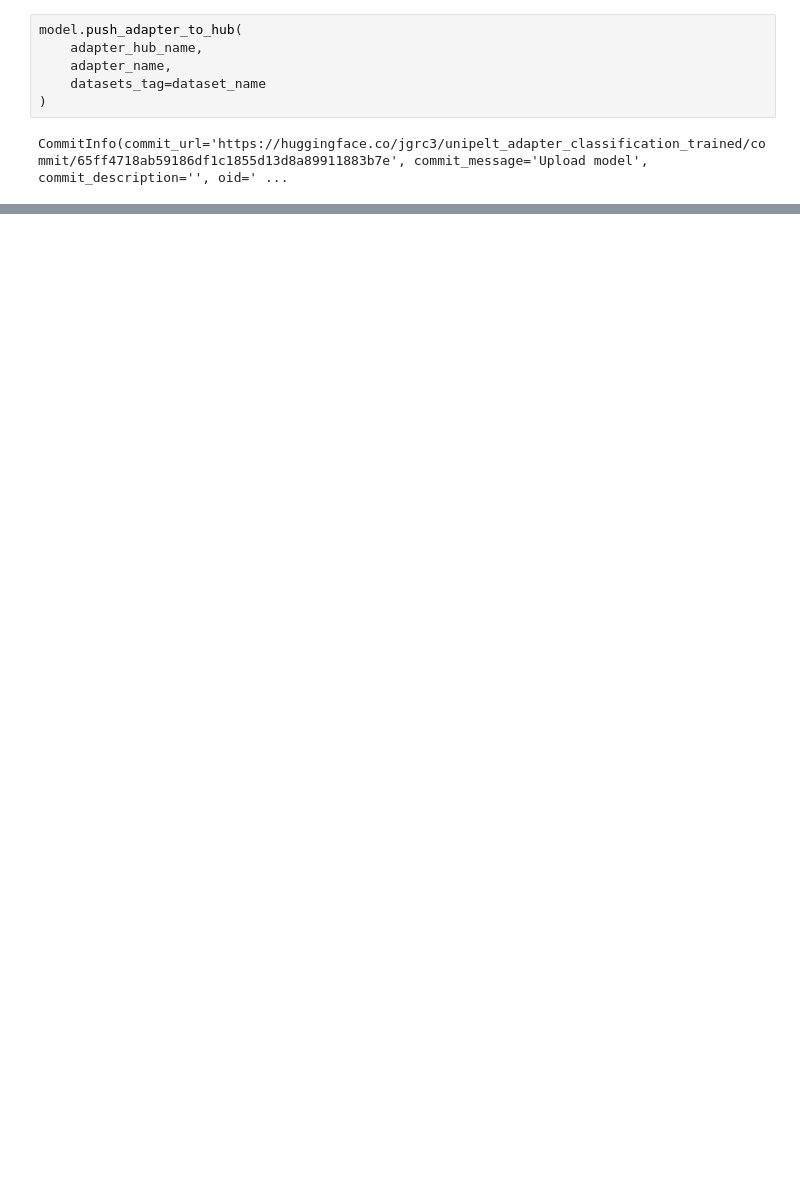
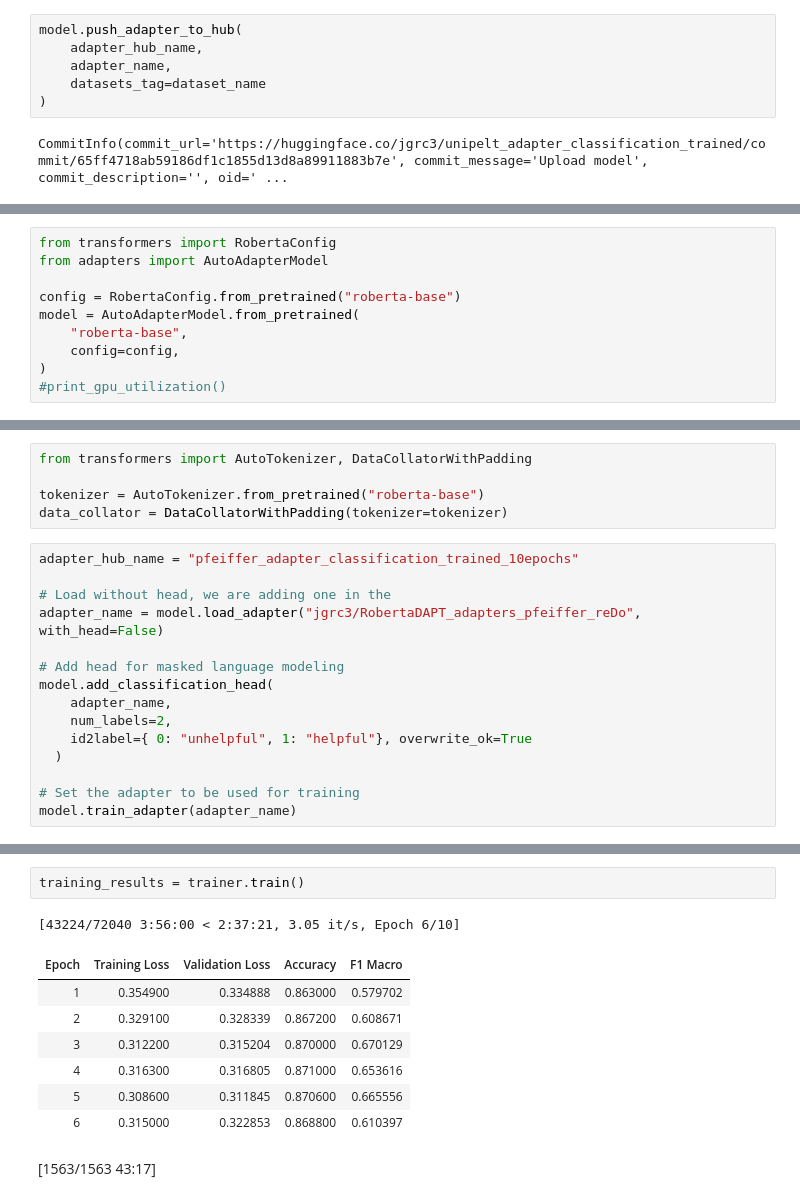
Before and after one commit to BigTMiami/AdaptOrDie, a Jupyter notebook: unipelt_classification_task.ipynb, the cells around one changed output, grey strips where cells are left out. Saved outputs shown, nothing was run; the diff lists cells and outputs as text; blank space fills up the shorter version.

Commit message:
Redid Pfeiffer classification

```diff
--- a/unipelt_classification_task.ipynb
+++ b/unipelt_classification_task.ipynb
@@ -235,0 +242,10 @@ CommitInfo(commit_url='https://huggingface.co/jgrc3/unipelt_adapter_classificati
+# %%
+from transformers import RobertaConfig
+from adapters import AutoAdapterModel
+
+config = RobertaConfig.from_pretrained("roberta-base")
+model = AutoAdapterModel.from_pretrained(
+    "roberta-base",
+    config=config,
+)
+#print_gpu_utilization()
@@ -235,0 +255,20 @@ CommitInfo(commit_url='https://huggingface.co/jgrc3/unipelt_adapter_classificati
+# %%
+from transformers import AutoTokenizer, DataCollatorWithPadding
+
+tokenizer = AutoTokenizer.from_pretrained("roberta-base")
+data_collator = DataCollatorWithPadding(tokenizer=tokenizer)
+# %%
+adapter_hub_name = "pfeiffer_adapter_classification_trained_10epochs"
+
+# Load without head, we are adding one in the
+adapter_name = model.load_adapter("jgrc3/RobertaDAPT_adapters_pfeiffer_reDo", with_head=False)
+
+# Add head for masked language modeling
+model.add_classification_head(
+    adapter_name,
+    num_labels=2,
+    id2label={ 0: "unhelpful", 1: "helpful"}, overwrite_ok=True
+  )
+
+# Set the adapter to be used for training
+model.train_adapter(adapter_name)
@@ -235,0 +349,12 @@ CommitInfo(commit_url='https://huggingface.co/jgrc3/unipelt_adapter_classificati
+# %%
+training_results = trainer.train()
+# %% [output]
+[43224/72040 3:56:00 < 2:37:21, 3.05 it/s, Epoch 6/10]
+| Epoch | Training Loss | Validation Loss | Accuracy | F1 Macro |
+| 1 | 0.354900 | 0.334888 | 0.863000 | 0.579702 |
+| 2 | 0.329100 | 0.328339 | 0.867200 | 0.608671 |
+| 3 | 0.312200 | 0.315204 | 0.870000 | 0.670129 |
+| 4 | 0.316300 | 0.316805 | 0.871000 | 0.653616 |
+| 5 | 0.308600 | 0.311845 | 0.870600 | 0.665556 |
+| 6 | 0.315000 | 0.322853 | 0.868800 | 0.610397 |
+[1563/1563 43:17]
```
Also changed, not shown: parts of 12 cells of this notebook.
